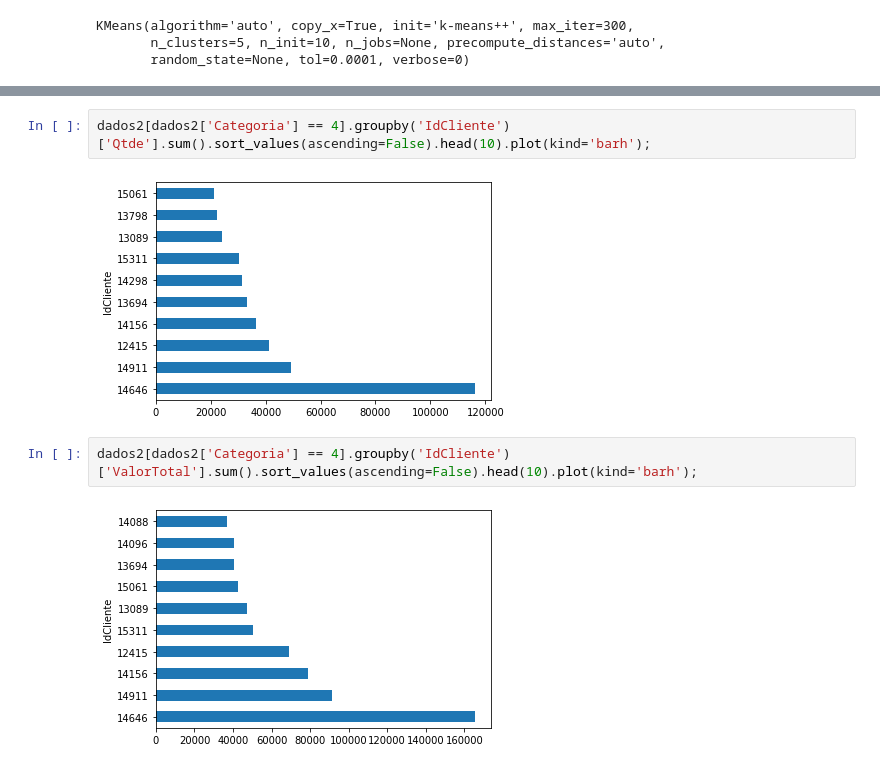
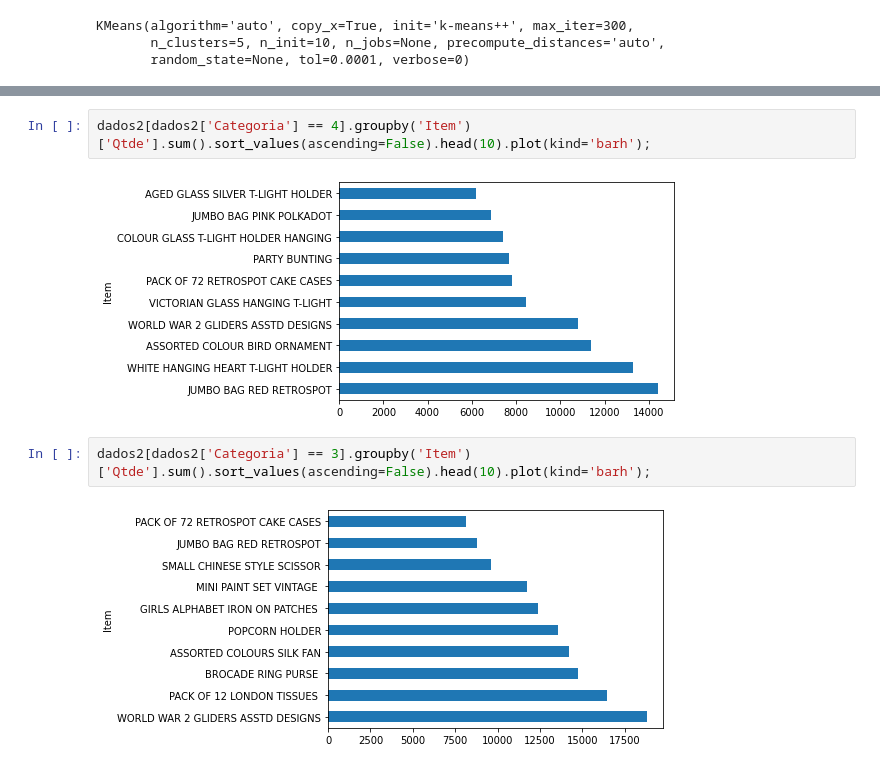
Before and after one commit to joaovictordds/Segmentacao_de_clientes, a Jupyter notebook: modelos_clusters.ipynb, the cells around one changed output, grey strips where cells are left out. Cells and saved outputs as stored; diff of their text form.

```diff
--- a/modelos_clusters.ipynb
+++ b/modelos_clusters.ipynb
@@ -373,8 +373,8 @@ dados2[dados2['Categoria'] == 0]
 # %%
-dados2[dados2['Categoria'] == 4].groupby('IdCliente')['Qtde'].sum().sort_values(ascending=False).head(10).plot(kind='barh');
+dados2[dados2['Categoria'] == 4].groupby('Item')['Qtde'].sum().sort_values(ascending=False).head(10).plot(kind='barh');
 # %% [output]
-[figure, old version]
+[figure, new version]
 # %%
-dados2[dados2['Categoria'] == 4].groupby('IdCliente')['ValorTotal'].sum().sort_values(ascending=False).head(10).plot(kind='barh');
+dados2[dados2['Categoria'] == 3].groupby('Item')['Qtde'].sum().sort_values(ascending=False).head(10).plot(kind='barh');
 # %% [output]
-[figure, old version]
+[figure, new version]
```
Also changed, not shown: parts of 19 cells of this notebook.
